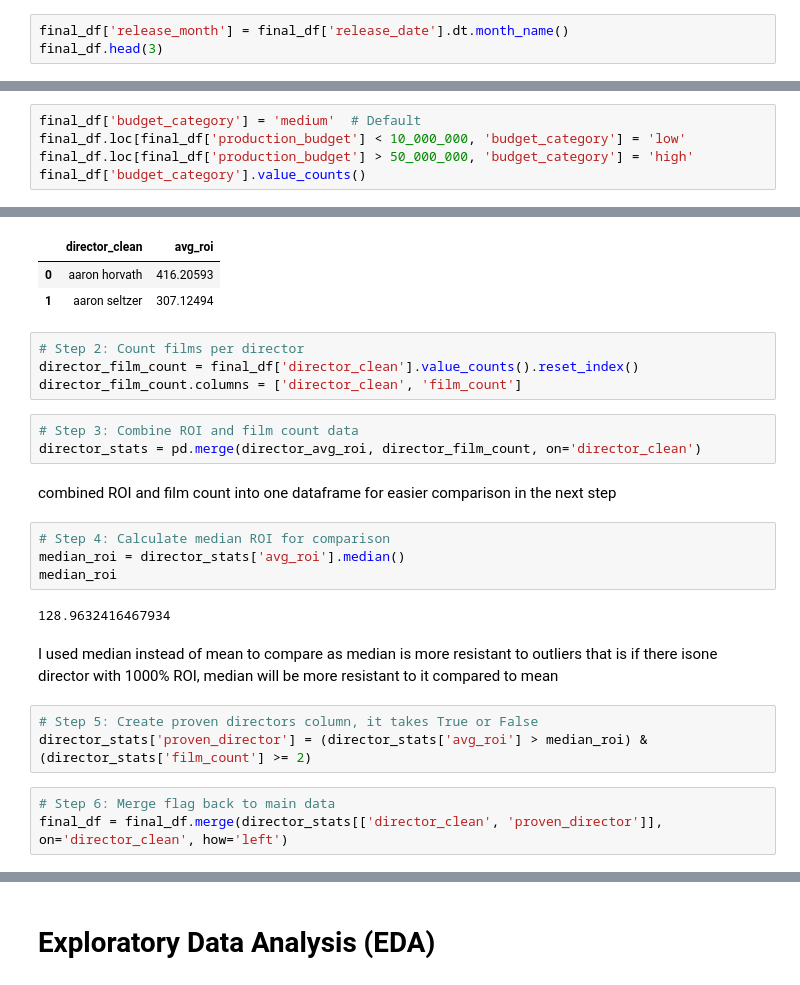
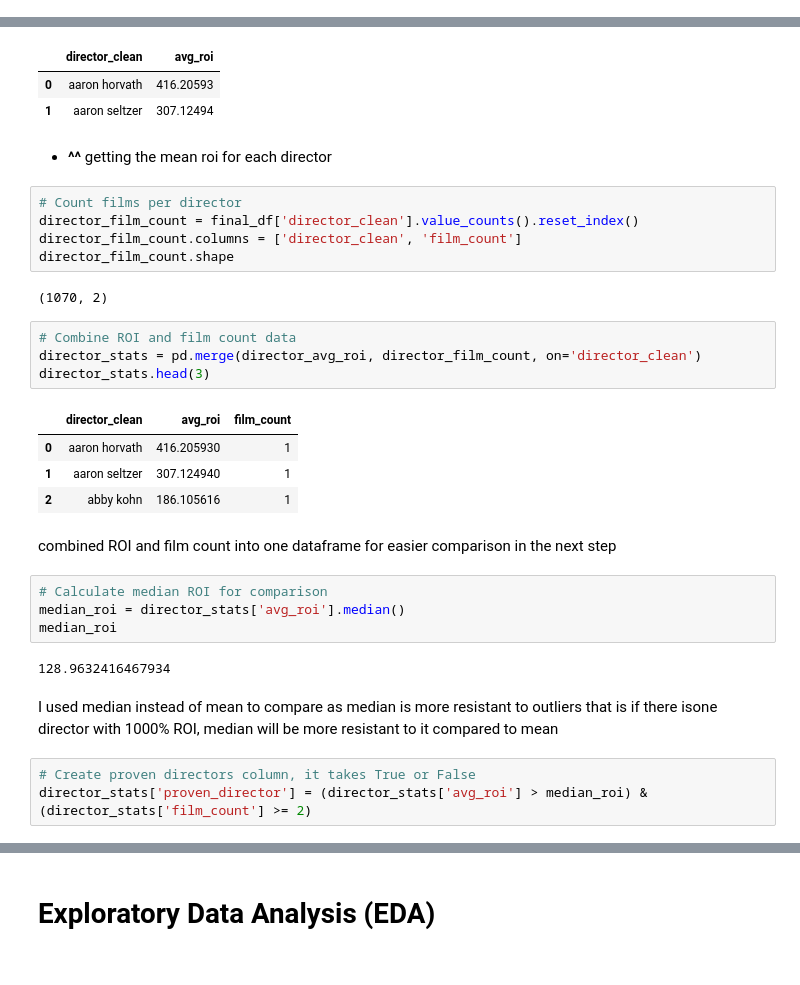
Before and after one commit to patsi-dev/Phase-2-Project-Repository, a Jupyter notebook: index.ipynb, the cells around one changed output, grey strips where cells are left out. Drawn from its saved outputs; the diff is of its cells as text.

```diff
--- a/index.ipynb
+++ b/index.ipynb
@@ -790,3 +890,0 @@ From the `release_date`, extract the month as a name for seasonal analysis.
-# %%
-final_df['release_month'] = final_df['release_date'].dt.month_name()
-final_df.head(3)
@@ -804,5 +890,0 @@ Create a categorical feature for budget levels, especially to for lower-budget m
-# %%
-final_df['budget_category'] = 'medium'  # Default
-final_df.loc[final_df['production_budget'] < 10_000_000, 'budget_category'] = 'low'
-final_df.loc[final_df['production_budget'] > 50_000_000, 'budget_category'] = 'high'
-final_df['budget_category'].value_counts()
@@ -829,17 +897,28 @@ director_avg_roi.head(2)
 |  | director_clean | avg_roi |
 | 0 | aaron horvath | 416.20593 |
 | 1 | aaron seltzer | 307.12494 |
+# %% [markdown]
+- **^^** getting the mean roi for each director
 # %%
-# Step 2: Count films per director
+# Count films per director
 director_film_count = final_df['director_clean'].value_counts().reset_index()
 director_film_count.columns = ['director_clean', 'film_count']
+director_film_count.shape
+# %% [output]
+(1070, 2)
 # %%
-# Step 3: Combine ROI and film count data
+# Combine ROI and film count data
 director_stats = pd.merge(director_avg_roi, director_film_count, on='director_clean')
+director_stats.head(3)
+# %% [output]
+|  | director_clean | avg_roi | film_count |
+| 0 | aaron horvath | 416.205930 | 1 |
+| 1 | aaron seltzer | 307.124940 | 1 |
+| 2 | abby kohn | 186.105616 | 1 |
 # %% [markdown]
 combined ROI and film count into one dataframe for easier comparison in the next step
 # %%
-# Step 4: Calculate median ROI for comparison
+# Calculate median ROI for comparison
 median_roi = director_stats['avg_roi'].median()
 median_roi
 # %% [output]
@@ -847,8 +926,5 @@ median_roi
 # %% [markdown]
 I used median instead of mean to compare as median is more resistant to outliers that is if there isone director with 1000% ROI, median will be more resistant to it compared to mean
 # %%
-# Step 5: Create proven directors column, it takes True or False
+# Create proven directors column, it takes True or False
 director_stats['proven_director'] = (director_stats['avg_roi'] > median_roi) & (director_stats['film_count'] >= 2)
-# %%
-# Step 6: Merge flag back to main data
-final_df = final_df.merge(director_stats[['director_clean', 'proven_director']], on='director_clean', how='left')
```
Also changed, not shown: parts of 36 cells of this notebook.
